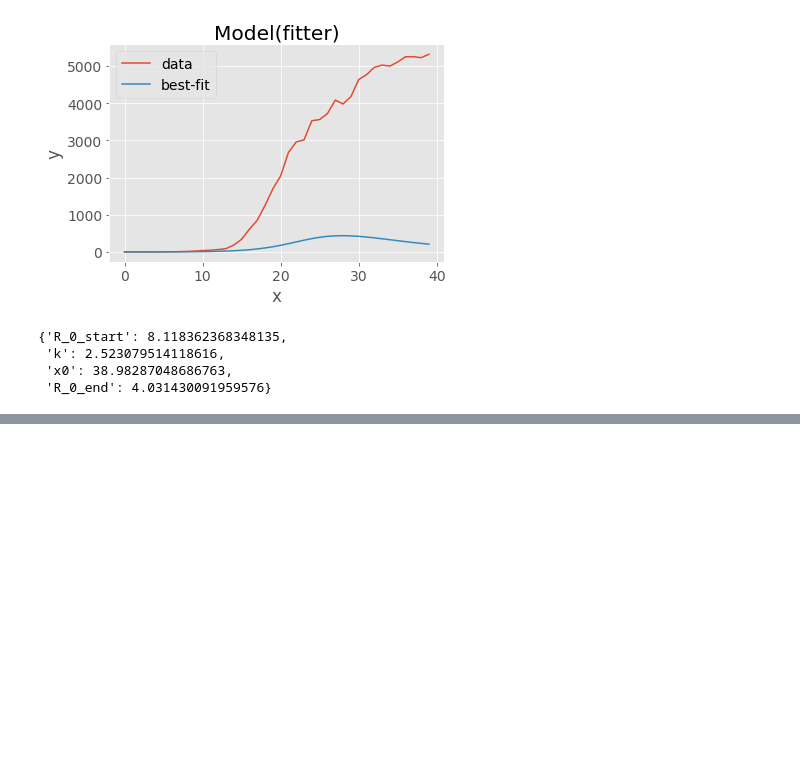
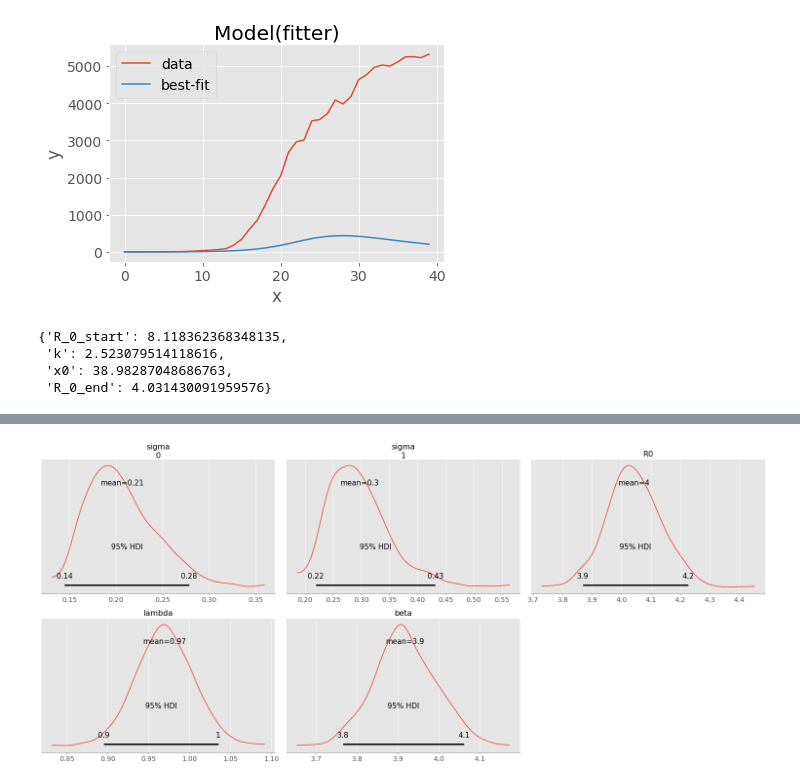
Before and after one commit to AsaKientz/covid-forecasting, a Jupyter notebook: notebooks/Covid-Capstone-III.ipynb, the cells around one changed output, grey strips where cells are left out. Saved outputs shown, nothing was run; the diff lists cells and outputs as text; code cells hidden in the pictures; blank space fills up the shorter version.

```diff
--- a/notebooks/Covid-Capstone-III.ipynb
+++ b/notebooks/Covid-Capstone-III.ipynb
@@ -625,0 +712,26 @@ with basic_model:
+# %%
+sir_model = DifferentialEquation(
+    func=SIR,
+    times=np.arange(0.25, 5, 0.25),
+    n_states=2,
+    n_theta=2,
+    t0=0,
+)
+
+with pm.Model() as model4:
+    sigma = pm.HalfCauchy('sigma', 1, shape=2)
+
+    # R0 is bounded below by 1 because we see an epidemic has occured
+    R0 = pm.Bound(pm.Normal, lower=1)('R0', 2,3)
+    lam = pm.Lognormal('lambda',pm.math.log(2),2)
+    beta = pm.Deterministic('beta', lam*R0)
+
+    sir_curves = sir_model(y0=[0.99, 0.01], theta=[beta, lam])
+
+    Y = pm.Lognormal('Y', mu=pm.math.log(sir_curves), sd=sigma, observed=yobs)
+
+    prior = pm.sample_prior_predictive()
+    trace = pm.sample(200,tune=100, target_accept=0.9, cores=4)
+    posterior_predictive = pm.sample_posterior_predictive(trace)
+
+    data = az.from_pymc3(trace=trace, prior = prior, posterior_predictive = posterior_predictive)
@@ -625,0 +747,4 @@ with basic_model:
+# %%
+az.plot_posterior(data,round_to=2, hdi_prob=0.95);
+# %% [output]
+[figure, added]
```
Also changed, not shown: parts of 11 cells of this notebook.
